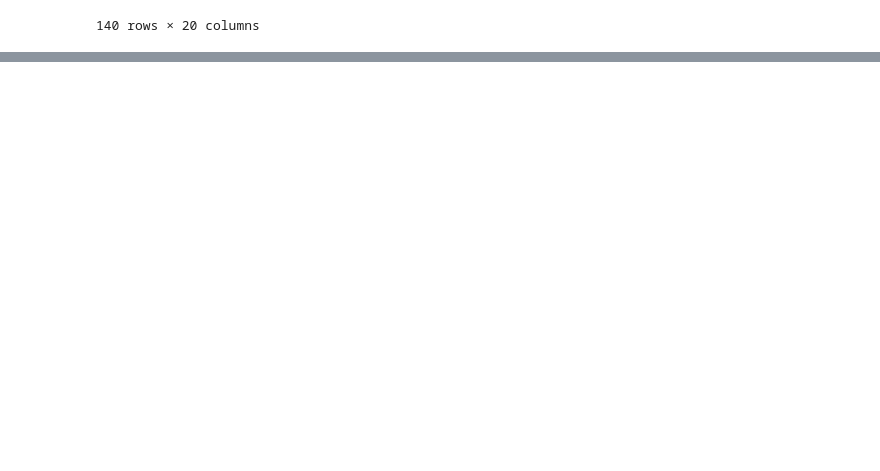
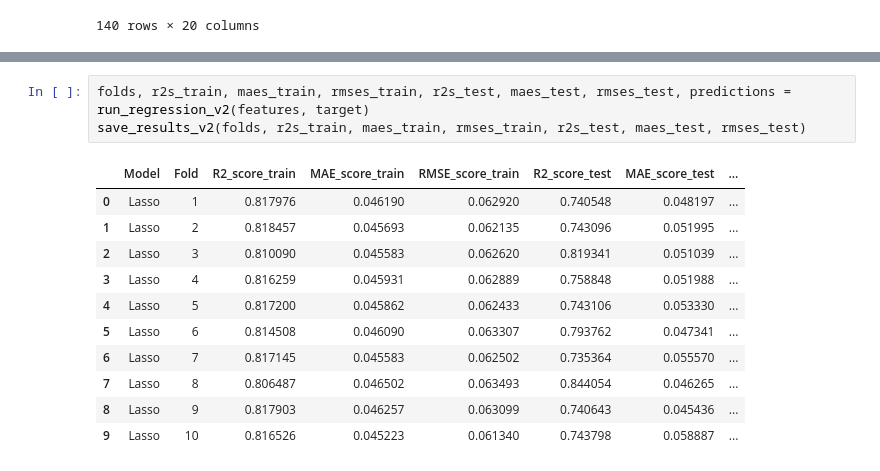
Before and after one commit to ziul-bio/DMS_a-syn, a Jupyter notebook: data_processing.ipynb, the cells around one changed output, grey strips where cells are left out. Saved outputs shown, nothing was run; the diff lists cells and outputs as text; blank space fills up the shorter version.

```diff
--- a/data_processing.ipynb
+++ b/data_processing.ipynb
@@ -46,0 +316,15 @@ F 135 Y
+# %%
+folds, r2s_train, maes_train, rmses_train, r2s_test, maes_test, rmses_test, predictions = run_regression_v2(features, target)
+save_results_v2(folds, r2s_train, maes_train, rmses_train, r2s_test, maes_test, rmses_test)
+# %% [output]
+|  | Model | Fold | R2_score_train | MAE_score_train | RMSE_score_train | R2_score_test | MAE_score_test | ... |
+| 0 | Lasso | 1 | 0.817976 | 0.046190 | 0.062920 | 0.740548 | 0.048197 | ... |
+| 1 | Lasso | 2 | 0.818457 | 0.045693 | 0.062135 | 0.743096 | 0.051995 | ... |
+| 2 | Lasso | 3 | 0.810090 | 0.045583 | 0.062620 | 0.819341 | 0.051039 | ... |
+| 3 | Lasso | 4 | 0.816259 | 0.045931 | 0.062889 | 0.758848 | 0.051988 | ... |
+| 4 | Lasso | 5 | 0.817200 | 0.045862 | 0.062433 | 0.743106 | 0.053330 | ... |
+| 5 | Lasso | 6 | 0.814508 | 0.046090 | 0.063307 | 0.793762 | 0.047341 | ... |
+| 6 | Lasso | 7 | 0.817145 | 0.045583 | 0.062502 | 0.735364 | 0.055570 | ... |
+| 7 | Lasso | 8 | 0.806487 | 0.046502 | 0.063493 | 0.844054 | 0.046265 | ... |
+| 8 | Lasso | 9 | 0.817903 | 0.046257 | 0.063099 | 0.740643 | 0.045436 | ... |
+| 9 | Lasso | 10 | 0.816526 | 0.045223 | 0.061340 | 0.743798 | 0.058887 | ... |
```
Also changed, not shown: parts of 24 cells of this notebook.
